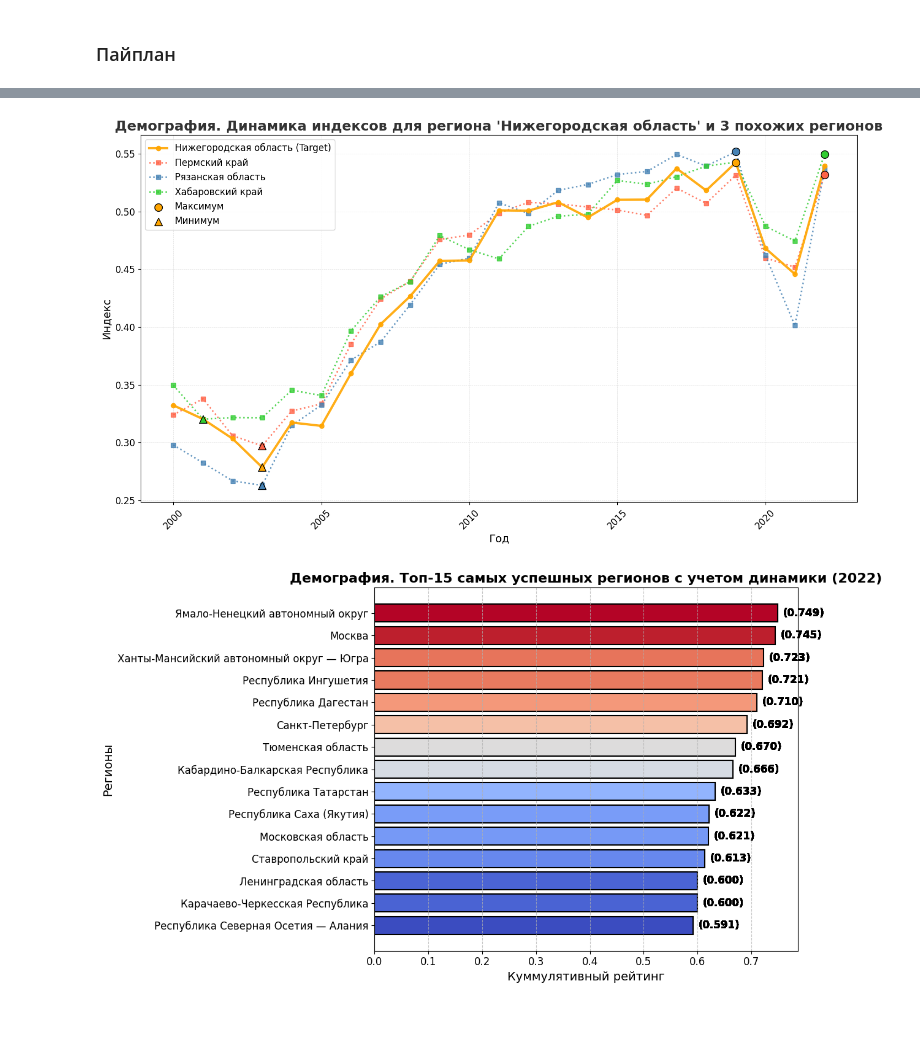
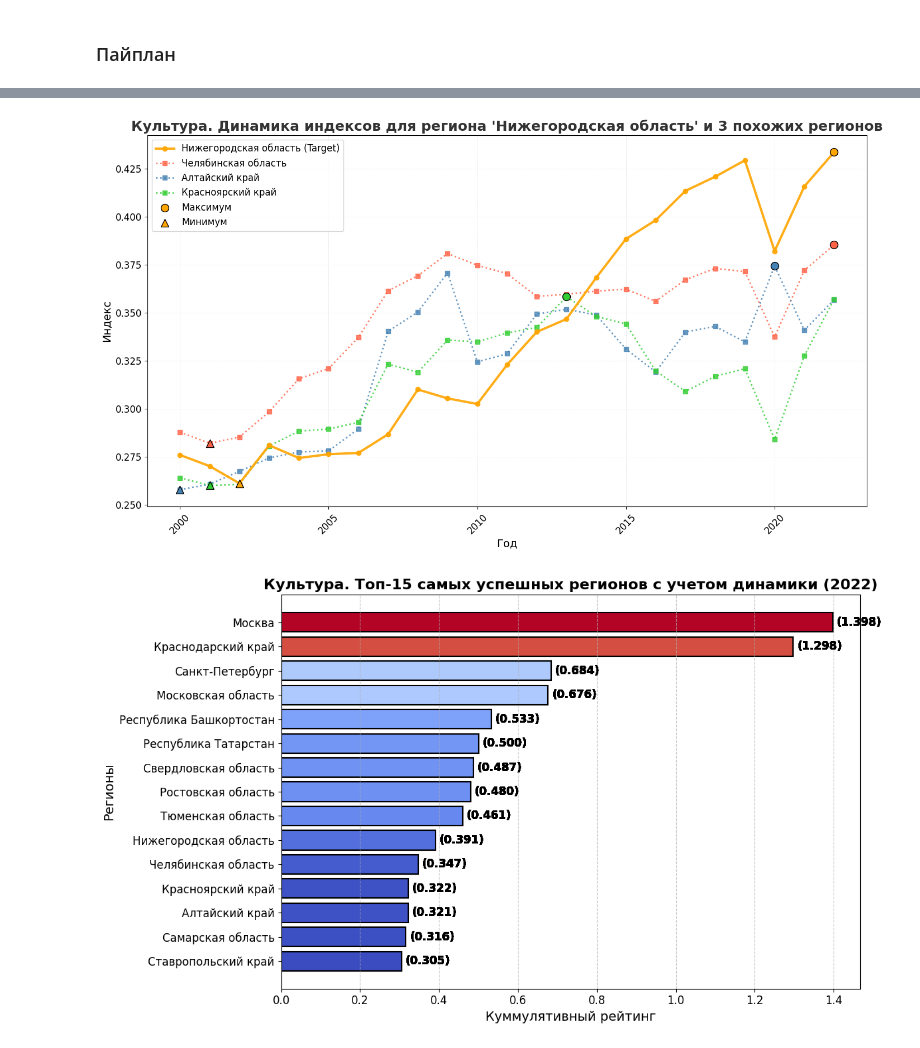
Before and after one commit to KoRoJIeBu4/CBPW, a Jupyter notebook: CBPW_sandbox.ipynb, the cells around one changed output, grey strips where cells are left out. Cells and saved outputs as stored; diff of their text form; code cells hidden in the pictures; blank space fills up the shorter version.

Commit message:
update: add impact weight calculations

```diff
--- a/CBPW_sandbox.ipynb
+++ b/CBPW_sandbox.ipynb
@@ -2037,7 +2115,7 @@ stimulants = [
     # 'Выпуск квалифицированных рабочих и служащих (тысяч человек)',
     # 'Выпуск обучающихся организациями, осуществляющих образовательную деятельность по образовательным программам начального, основного и среднего общего образования: Выпуск обучающихся с аттестатом о среднем общем образовании (тысяч человек)',
     # 'Выпуск обучающихся организациями, осуществляющих образовательную деятельность по образовательным программам начального, основного и среднего общего образования: Выпуск обучающихся с аттестатом об основном общем образовании (тысяч человек)',
-    # 'Выпуск специалистов среднего звена (тысяч человек)',
+    'Выпуск специалистов среднего звена (тысяч человек)',
     'Обеспеченность детей дошкольного возраста местами в организациях, осуществляющих образовательную деятельность по образовательным программам дошкольного образования, присмотр и уход за детьми (на конец года, приходится мест на 1000 детей)',
     'Прием на обучение по программам бакалавриата, специалитета, магистратуры (тысяч человек)',
     # 'Прием на обучение по программам подготовки квалифицированных рабочих, служащих (тысяч человек)',
@@ -2047,7 +2125,7 @@ stimulants = [
     'Численность докторантов (на конец года, человек)',
     'Численность обучающихся организаций, осуществляющих образовательную деятельность по образовательным программам начального, основного и среднего общего образования (на начало учебного года, тысяч человек)',
     'Численность студентов, обучающихся по программам бакалавриата, специалитета, магистратуры (на начало учебного года, тысяч человек)',
-    # 'Численность студентов, обучающихся по программам бакалавриата, специалитета, магистратуры на 10 000 человек населения (на начало учебного года, человек)',
+    'Численность студентов, обучающихся по программам бакалавриата, специалитета, магистратуры на 10 000 человек населения (на начало учебного года, человек)',
     # 'Численность студентов, обучающихся по программам подготовки квалифицированных рабочих, служащих (на конец года,тысяч человек)',
     # 'Численность студентов, обучающихся по программам подготовки специалистов среднего звена (на начало учебного года, тысяч человек)'
 ]
@@ -2057,7 +2135,7 @@ destimulants = [
 ]
 
 others = [
-
+    # соотношение приема и выпуска
 ]
 
 # нейтральные добавляются как есть
@@ -2182,8 +2260,10 @@ plot_top_successful_regions_dynamic(population_final, "Демография", 15
 # %% [markdown]
 ### Пайплан
 # %%
-domen = population
-domen_name = "Демография"
+domen = culture
+domen_name = "Культура"
+region_name = "Нижегородская область"
+index_share = 0.9 # учет долгосрочного индекса
 # %%
 domen = {year : domen[year][domen[year]['object_level'] == 'регион'] for year in domen.keys()}
 for year, df in domen.items():
@@ -2192,21 +2272,28 @@ domen_norm_by_current = normalized_dict_by_minmax(domen)
 domen_norm_by_base = normalized_dict_by_minmax_by_base_year(domen, base_year=2010)
 domen_indexes_by_base, weights_by_base = calculate_index_with_weights(domen_norm_by_base)
 domen_indexes_by_current, weights_by_current = calculate_index_with_weights(domen_norm_by_current)
-domen_final = combine_indices(domen_indexes_by_base, domen_indexes_by_current, 0.9)
-plot_index_trends_multi(domen_indexes_by_base, domen_indexes_by_current, domen_final, 'Нижегородская область', domen_name)
+domen_final = combine_indices(domen_indexes_by_base, domen_indexes_by_current, index_share)
+plot_index_trends_multi(domen_indexes_by_base, domen_indexes_by_current, domen_final, region_name, domen_name)
 plot_index_trends_with_similar(
     domen_indexes_by_base,
     domen_indexes_by_current,
     domen_final,
-    'Нижегородская область',
+    region_name,
     domen_name,
     3
 )
 plot_top_successful_regions_dynamic(domen_final, domen_name, 15, 0.1)
+plot_bottom_successful_regions_dynamic(domen_final, domen_name, 15, 0.1)
 mean_weights = mean_weight(weights_by_base, weights_by_current)
 names = domen[2000].columns[3:]
 weight_report = pd.DataFrame([names, mean_weights], index=['Показатель', 'Вес']).transpose().sort_values(by='Вес', ascending=False).reset_index().drop('index', axis=1)
 pd.set_option('display.max_columns', None)
 pd.set_option('display.max_colwidth', None)
 weight_report # топ k по важности имеет смысл выводить как-то
+
+### на будущее для вывода жизнеспособности региона
+# domen_norm_base_weighted = {year : count_impact_per_component(domen_norm_by_base[year], weights_by_base) for year in domen_norm_by_base.keys()}
+# domen_norm_current_weighted = {year : count_impact_per_component(domen_norm_by_current[year], weights_by_current) for year in domen_norm_by_current.keys()}
+# combine_for_weights_and_importances(domen_norm_base_weighted, domen_norm_current_weighted, index_share)[2000]
+### на будущее
 # %% [output]
@@ -2214,2 +2301,2 @@ weight_report # топ k по важности имеет смысл вывод
-[figure, old version]
+[figure, new version]
-[figure, old version]
+[figure, new version]
```
Also changed, not shown: parts of 5 cells of this notebook.
